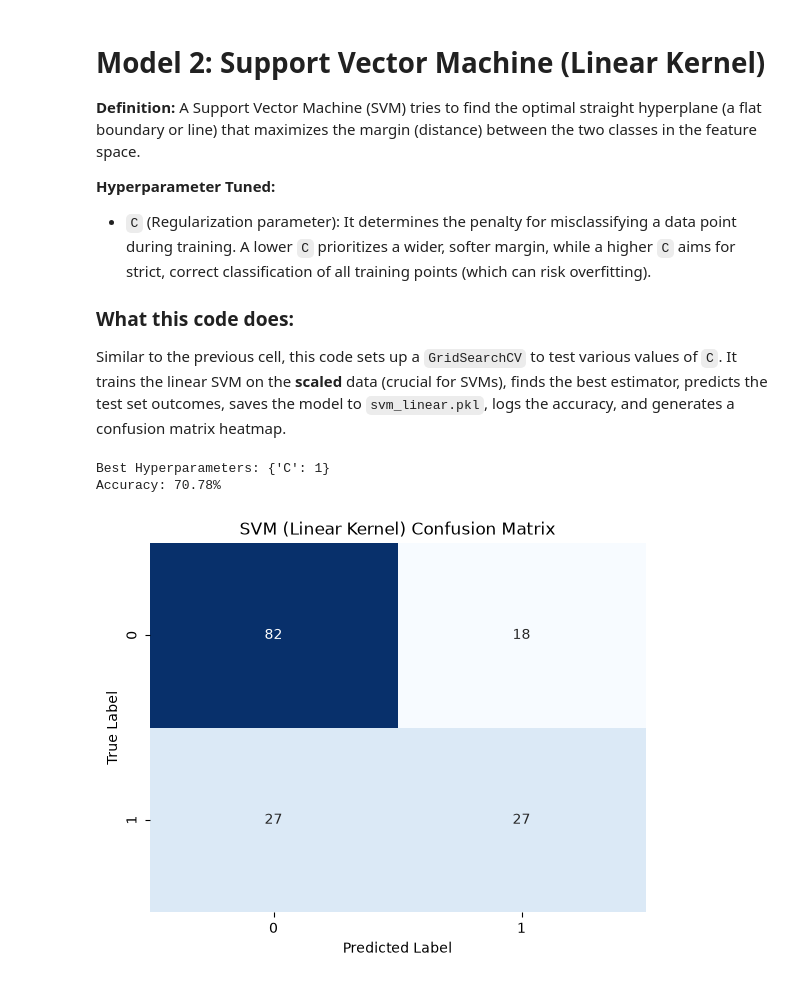
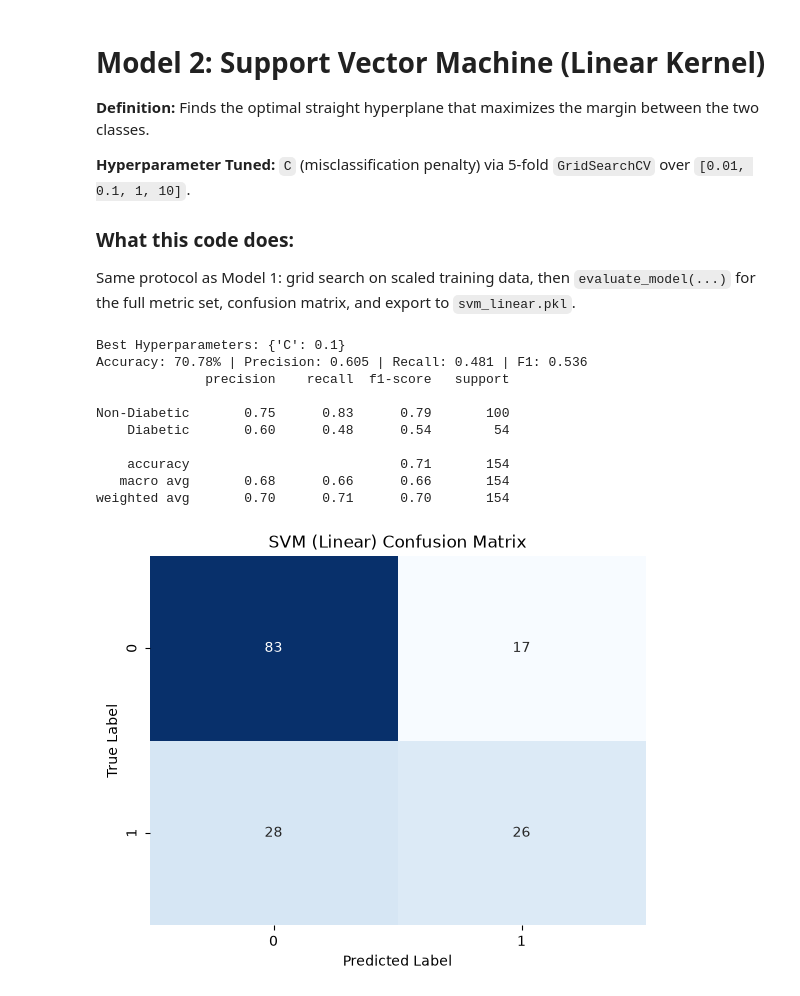
Before and after one commit to Nitditto/Intelligent_system, a Jupyter notebook: assignment_01/Model_training.ipynb, the cells around one changed output. Cells and saved outputs as stored; diff of their text form; code cells hidden in the pictures.

```diff
--- a/assignment_01/Model_training.ipynb
+++ b/assignment_01/Model_training.ipynb
@@ -98,45 +129,33 @@ Accuracy: 70.13%
 # %% [markdown]
 # Model 2: Support Vector Machine (Linear Kernel)
 
-**Definition:** A Support Vector Machine (SVM) tries to find the optimal straight hyperplane (a flat boundary or line) that maximizes the margin (distance) between the two classes in the feature space.
+**Definition:** Finds the optimal straight hyperplane that maximizes the margin between the two classes.
 
-**Hyperparameter Tuned:**
-*   `C` (Regularization parameter): It determines the penalty for misclassifying a data point during training. A lower `C` prioritizes a wider, softer margin, while a higher `C` aims for strict, correct classification of all training points (which can risk overfitting).
+**Hyperparameter Tuned:** `C` (misclassification penalty) via 5-fold `GridSearchCV` over `[0.01, 0.1, 1, 10]`.
 
 ### What this code does:
-Similar to the previous cell, this code sets up a `GridSearchCV` to test various values of `C`. It trains the linear SVM on the **scaled** data (crucial for SVMs), finds the best estimator, predicts the test set outcomes, saves the model to `svm_linear.pkl`, logs the accuracy, and generates a confusion matrix heatmap.
+Same protocol as Model 1: grid search on scaled training data, then `evaluate_model(...)` for the
+full metric set, confusion matrix, and export to `svm_linear.pkl`.
 # %%
-# Initialize Model and Grid
 param_grid_svml = {'C': [0.01, 0.1, 1, 10]}
 grid_svml = GridSearchCV(SVC(kernel='linear', random_state=42, probability=True), param_grid_svml, cv=5, scoring='accuracy')
-
-# Train using GridSearchCV
 grid_svml.fit(X_train_scaled, y_train)
 best_svml = grid_svml.best_estimator_
+print(f"Best Hyperparameters: {grid_svml.best_params_}")
 
-# Predict and Evaluate
-y_pred_svml = best_svml.predict(X_test_scaled)
-acc_svml = accuracy_score(y_test, y_pred_svml)
-final_results['SVM (Linear)'] = acc_svml
-
-# Save Model
-joblib.dump(best_svml, 'svm_linear.pkl')
-
-# Output Results
-print(f"Best Hyperparameters: {grid_svml.best_params_}")
-print(f"Accuracy: {acc_svml*100:.2f}%")
-
-# Plot Confusion Matrix
-cm = confusion_matrix(y_test, y_pred_svml)
-sns.heatmap(cm, annot=True, fmt='d', cmap='Blues', cbar=False)
-plt.title('SVM (Linear Kernel) Confusion Matrix')
-plt.xlabel('Predicted Label')
-plt.ylabel('True Label')
-plt.show()
+y_pred_svml = evaluate_model('SVM (Linear)', best_svml, X_test_scaled, y_test, 'svm_linear.pkl', needs_scaling=True)
 # %% [output]
-Best Hyperparameters: {'C': 1}
-Accuracy: 70.78%
+Best Hyperparameters: {'C': 0.1}
+Accuracy: 70.78% | Precision: 0.605 | Recall: 0.481 | F1: 0.536
+              precision    recall  f1-score   support
+
+Non-Diabetic       0.75      0.83      0.79       100
+    Diabetic       0.60      0.48      0.54        54
+
+    accuracy                           0.71       154
+   macro avg       0.68      0.66      0.66       154
+weighted avg       0.70      0.71      0.70       154
-[figure, old version]
+[figure, new version]
 # %% [markdown]
 # Model 3: Support Vector Machine (RBF Kernel)
 
```
Also changed, not shown: parts of 14 cells of this notebook, 21 other files.
